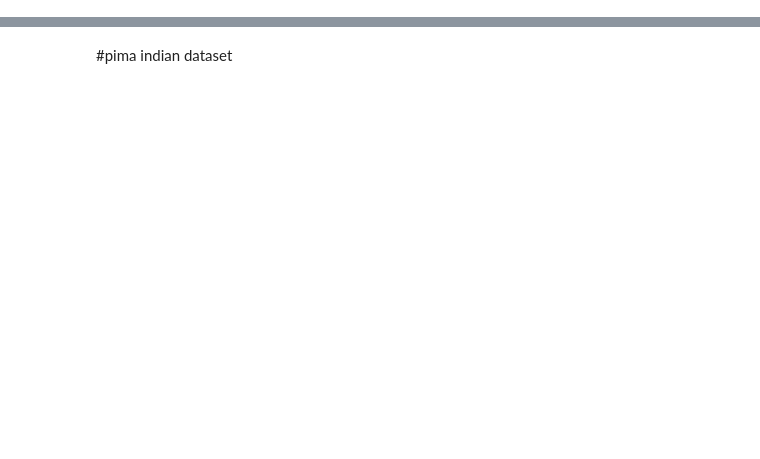
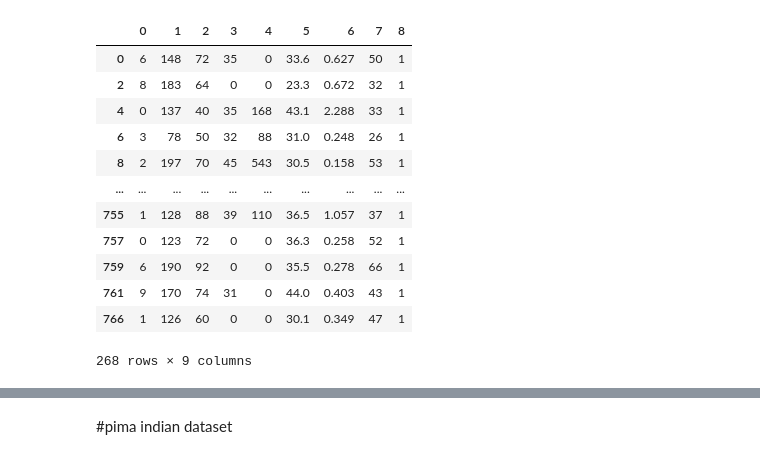
Before and after one commit to mohanrajmit/Image-Read, a Jupyter notebook: NeualNetworks_pima.ipynb, the cells around one changed output, grey strips where cells are left out. Saved outputs shown, nothing was run; the diff lists cells and outputs as text; code cells hidden in the pictures; blank space fills up the shorter version.

```diff
--- a/NeualNetworks_pima.ipynb
+++ b/NeualNetworks_pima.ipynb
@@ -16,0 +38,16 @@ Resolving deltas: 100% (36/36), done.
+# %%
+df[df[8]==1]
+# %% [output]
+|  | 0 | 1 | 2 | 3 | 4 | 5 | 6 | 7 | 8 |
+| 0 | 6 | 148 | 72 | 35 | 0 | 33.6 | 0.627 | 50 | 1 |
+| 2 | 8 | 183 | 64 | 0 | 0 | 23.3 | 0.672 | 32 | 1 |
+| 4 | 0 | 137 | 40 | 35 | 168 | 43.1 | 2.288 | 33 | 1 |
+| 6 | 3 | 78 | 50 | 32 | 88 | 31.0 | 0.248 | 26 | 1 |
+| 8 | 2 | 197 | 70 | 45 | 543 | 30.5 | 0.158 | 53 | 1 |
+| ... | ... | ... | ... | ... | ... | ... | ... | ... | ... |
+| 755 | 1 | 128 | 88 | 39 | 110 | 36.5 | 1.057 | 37 | 1 |
+| 757 | 0 | 123 | 72 | 0 | 0 | 36.3 | 0.258 | 52 | 1 |
+| 759 | 6 | 190 | 92 | 0 | 0 | 35.5 | 0.278 | 66 | 1 |
+| 761 | 9 | 170 | 74 | 31 | 0 | 44.0 | 0.403 | 43 | 1 |
+| 766 | 1 | 126 | 60 | 0 | 0 | 30.1 | 0.349 | 47 | 1 |
+268 rows × 9 columns
```
Also changed, not shown: parts of 10 cells of this notebook.
